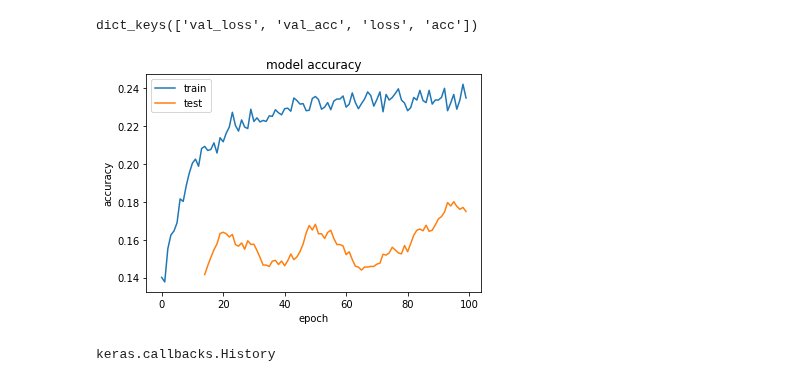
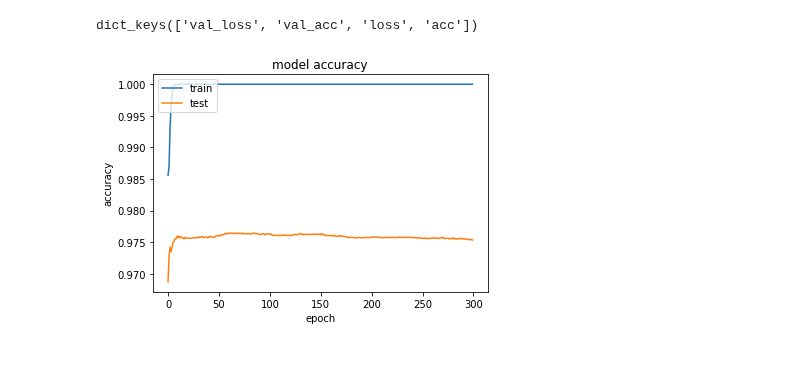
Before and after one commit to beatrizalbiero/MsResearch, a Jupyter notebook: input_features.ipynb, the cells around one changed output. Cells and saved outputs as stored; diff of their text form; code cells hidden in the pictures.

Commit message:
correct metric, optimizer, loss, batchsize

```diff
--- a/input_features.ipynb
+++ b/input_features.ipynb
@@ -178,0 +152,3 @@ padded_out.shape
+# %%
+padded_out = pad_sequences(coded_out, value=np.zeros(19),padding="post")
+padded_out.shape
@@ -181,3 +161,9 @@ about pre padding: https://stackoverflow.com/questions/46298793/how-does-choosin
+# %%
+x_test = padded_in[-30:]
+y_test = padded_out[-30:]
+
+padded_in = padded_in[:-30]
+padded_out = padded_out[:-30]
 # %% [markdown]
 # The Network
 # %%
@@ -203,7 +189,7 @@ decoder_inputs = Input(shape=(None, num_decoder_tokens))
 decoder_lstm = LSTM(latent_dim, return_sequences=True, return_state=True)
 decoder_outputs, _, _ = decoder_lstm(decoder_inputs,
                                      initial_state=encoder_states)
-decoder_dense = Dense(num_decoder_tokens, activation='softmax')
+decoder_dense = Dense(num_decoder_tokens, activation='sigmoid')
 decoder_outputs = decoder_dense(decoder_outputs)
 
 # Define the model that will turn
@@ -259,9 +225,9 @@ padded_out_target.shape
 # %%
 %%time
 # Run training
-model.compile(optimizer='rmsprop', loss='categorical_crossentropy', metrics=['accuracy'])
+model.compile(optimizer=opt, loss='binary_crossentropy', metrics=['f1'],)
 history = model.fit([padded_in, padded_out],
                     padded_out_target,
-                    batch_size=15,
-                    epochs=100,
+                    batch_size=32,
+                    epochs=300,
                     validation_split=0.2,verbose=True)
@@ -292,14 +240,10 @@ dict_keys(['val_loss', 'val_acc', 'loss', 'acc'])
 # %%
 # summarize history for accuracy
 plt.plot(history.history['acc'])
-plt.plot(pd.Series(history.history['val_acc']).rolling(15).mean())
+plt.plot(pd.Series(history.history['val_acc']))
 plt.title('model accuracy')
 plt.ylabel('accuracy')
 plt.xlabel('epoch')
 plt.legend(['train', 'test'], loc='upper left');
 # %% [output]
-[figure, old version]
+[figure, new version]
-# %%
-type(history)
-# %% [output]
-keras.callbacks.History
```
Also changed, not shown: parts of 43 cells of this notebook.
